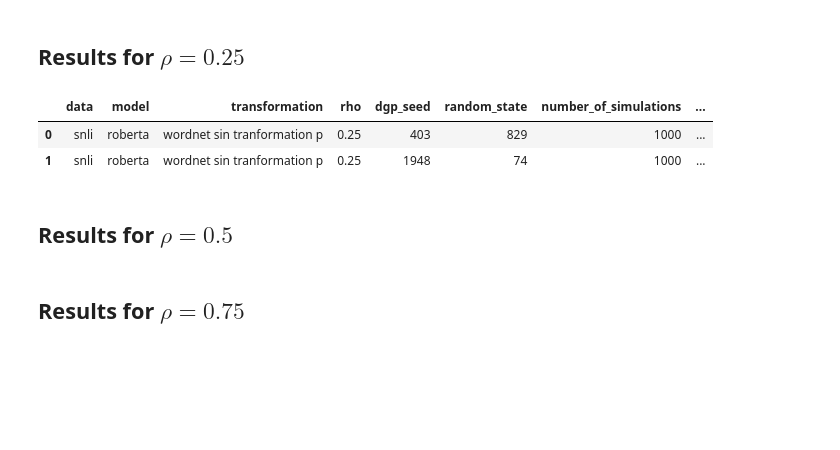
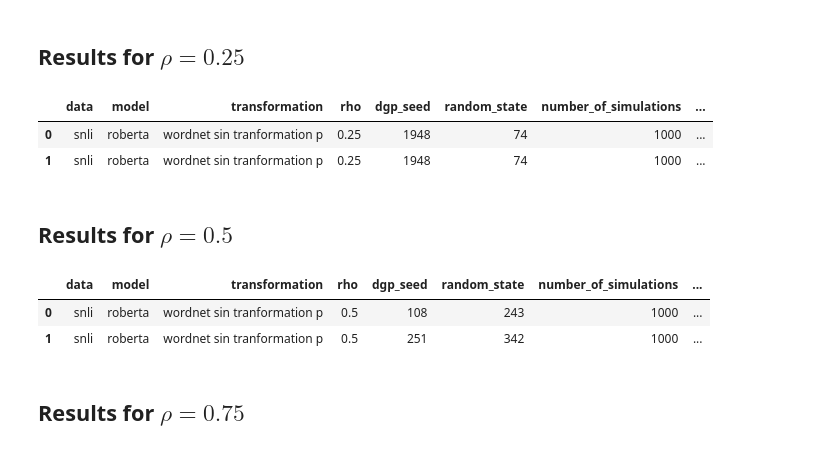
Before and after one commit to lukewanless/looking-for-equivalences, a Jupyter notebook: src/check_results_roberta_base_p.ipynb, the cells around one changed output. Drawn from its saved outputs; the diff is of its cells as text; code cells hidden in the pictures; blank space fills up the shorter version.

Commit message:
udate results

```diff
--- a/src/check_results_roberta_base_p.ipynb
+++ b/src/check_results_roberta_base_p.ipynb
@@ -27,31 +27,43 @@ show_df(df_rho_0)
 # %% [markdown]
 ## Results for $\rho = 0.25$
 # %%
-df1 = pd.read_csv("results/snli/roberta_base/sin_p/rho_0p25_dgp_seed_403_random_state_829.csv")
-diff1 = pd.read_csv("raw_results/snli/roberta_base/sin_p/rho_0p25_dgp_seed_403_random_state_829_results.csv")
+# df1 = pd.read_csv("results/snli/roberta_base/sin_p/rho_0p25_dgp_seed_403_random_state_829.csv")
+# diff1 = pd.read_csv("raw_results/snli/roberta_base/sin_p/rho_0p25_dgp_seed_403_random_state_829_results.csv")
+# df1_new = update_results_with_cochran_test(df1, diff1)
+
+# fake
+df1 = pd.read_csv("results/snli/roberta_base/sin_p/rho_0p25_dgp_seed_1948_random_state_74.csv")
+diff1 = pd.read_csv("raw_results/snli/roberta_base/sin_p/rho_0p25_dgp_seed_1948_random_state_74_results.csv")
 df1_new = update_results_with_cochran_test(df1, diff1)
+
+
+
 df2 = pd.read_csv("results/snli/roberta_base/sin_p/rho_0p25_dgp_seed_1948_random_state_74.csv")
 diff2 = pd.read_csv("raw_results/snli/roberta_base/sin_p/rho_0p25_dgp_seed_1948_random_state_74_results.csv")
 df2_new = update_results_with_cochran_test(df2, diff2)
 df_rho_0p25 = pd.concat([df1_new, df2_new]).reset_index(drop=True)
 df_rho_0p25 = get_standart_results(df_rho_0p25)
 show_df(df_rho_0p25)
 # %% [output]
 |  | data | model | transformation | rho | dgp_seed | random_state | number_of_simulations | ... |
-| 0 | snli | roberta | wordnet sin tranformation p | 0.25 | 403 | 829 | 1000 | ... |
+| 0 | snli | roberta | wordnet sin tranformation p | 0.25 | 1948 | 74 | 1000 | ... |
 | 1 | snli | roberta | wordnet sin tranformation p | 0.25 | 1948 | 74 | 1000 | ... |
 # %% [markdown]
 ## Results for $\rho = 0.5$
 # %%
-# df1 = pd.read_csv("results/snli/roberta_base/sin_p_h/rho_0p50_dgp_seed_23_random_state_18.csv")
-# diff1 = pd.read_csv("raw_results/snli/roberta_base/sin_p_h/rho_0p5_dgp_seed_23_random_state_18_results.csv")
-# df1_new = update_results_with_cochran_test(df1, diff1)
-# df2 = pd.read_csv("results/snli/roberta_base/sin_p_h/rho_0p50_dgp_seed_149_random_state_50.csv")
-# diff2 = pd.read_csv("raw_results/snli/roberta_base/sin_p_h/rho_0p5_dgp_seed_149_random_state_50_results.csv")
-# df2_new = update_results_with_cochran_test(df2, diff2)
-# df_rho_0p5 = pd.concat([df1_new, df2_new]).reset_index(drop=True)
-# df_rho_0p5 = get_standart_results(df_rho_0p5)
-# show_df(df_rho_0p5)
+df1 = pd.read_csv("results/snli/roberta_base/sin_p/rho_0p50_dgp_seed_108_random_state_243.csv")
+diff1 = pd.read_csv("raw_results/snli/roberta_base/sin_p/rho_0p5_dgp_seed_108_random_state_243_results.csv")
+df1_new = update_results_with_cochran_test(df1, diff1)
+df2 = pd.read_csv("results/snli/roberta_base/sin_p/rho_0p50_dgp_seed_251_random_state_342.csv")
+diff2 = pd.read_csv("raw_results/snli/roberta_base/sin_p/rho_0p5_dgp_seed_251_random_state_342_results.csv")
+df2_new = update_results_with_cochran_test(df2, diff2)
+df_rho_0p5 = pd.concat([df1_new, df2_new]).reset_index(drop=True)
+df_rho_0p5 = get_standart_results(df_rho_0p5)
+show_df(df_rho_0p5)
+# %% [output]
+|  | data | model | transformation | rho | dgp_seed | random_state | number_of_simulations | ... |
+| 0 | snli | roberta | wordnet sin tranformation p | 0.5 | 108 | 243 | 1000 | ... |
+| 1 | snli | roberta | wordnet sin tranformation p | 0.5 | 251 | 342 | 1000 | ... |
 # %% [markdown]
 ## Results for $\rho = 0.75$
 # %%
```
Also changed, not shown: parts of 1 cell of this notebook, 4 other files.
